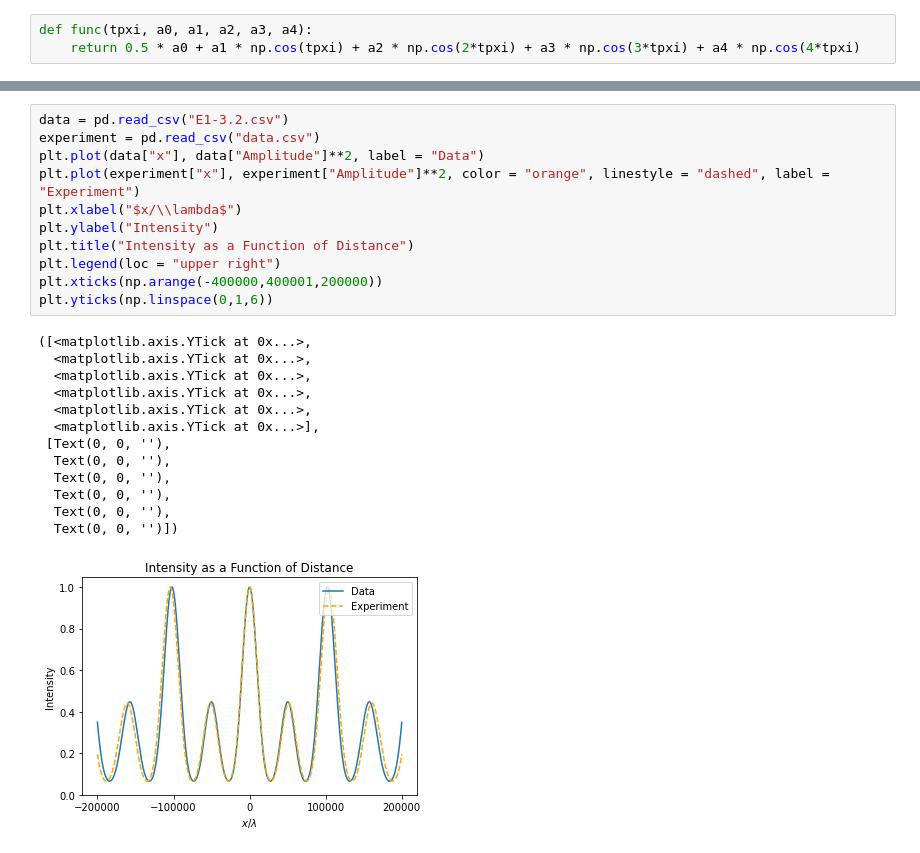
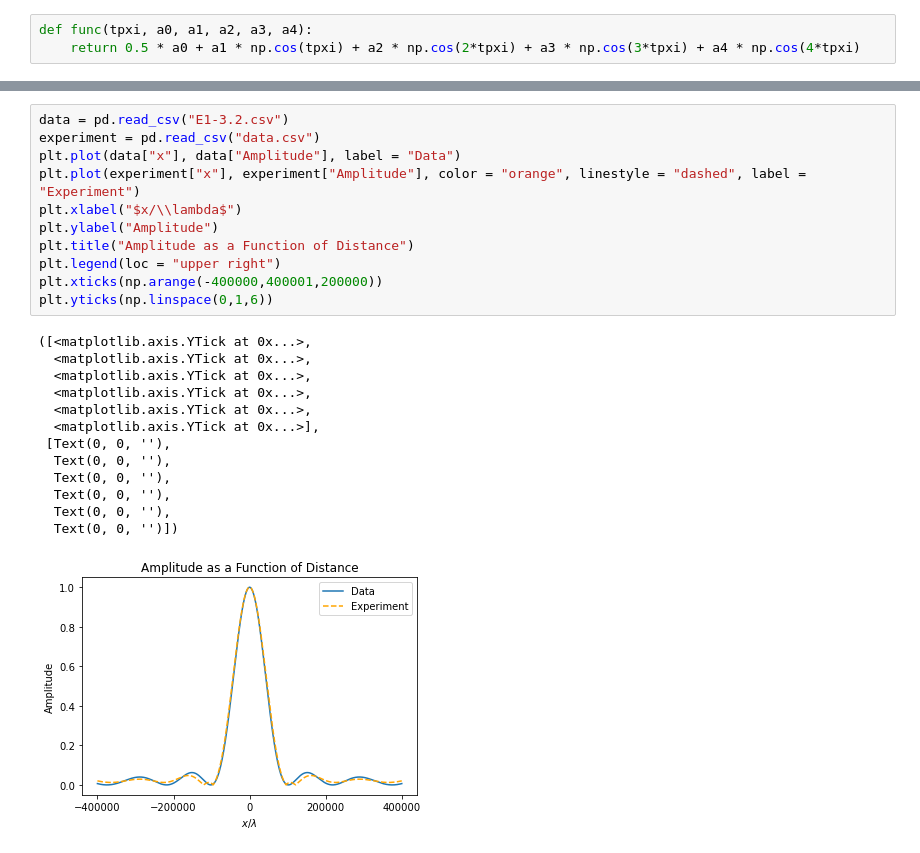
Before and after one commit to DanDan0101/opho-2021, a Jupyter notebook: E1-3.2.fit.ipynb, the cells around one changed output, grey strips where cells are left out. Drawn from its saved outputs; the diff is of its cells as text.

```diff
--- a/E1-3.2.fit.ipynb
+++ b/E1-3.2.fit.ipynb
@@ -90,25 +93,25 @@ plt.yticks(np.linspace(0,1,6))
 # %%
 data = pd.read_csv("E1-3.2.csv")
 experiment = pd.read_csv("data.csv")
-plt.plot(data["x"], data["Amplitude"]**2, label = "Data")
-plt.plot(experiment["x"], experiment["Amplitude"]**2, color = "orange", linestyle = "dashed", label = "Experiment")
+plt.plot(data["x"], data["Amplitude"], label = "Data")
+plt.plot(experiment["x"], experiment["Amplitude"], color = "orange", linestyle = "dashed", label = "Experiment")
 plt.xlabel("$x/\\lambda$")
-plt.ylabel("Intensity")
-plt.title("Intensity as a Function of Distance")
+plt.ylabel("Amplitude")
+plt.title("Amplitude as a Function of Distance")
 plt.legend(loc = "upper right")
 plt.xticks(np.arange(-400000,400001,200000))
 plt.yticks(np.linspace(0,1,6))
 # %% [output]
 ([<matplotlib.axis.YTick at 0x...>,
   <matplotlib.axis.YTick at 0x...>,
   <matplotlib.axis.YTick at 0x...>,
   <matplotlib.axis.YTick at 0x...>,
   <matplotlib.axis.YTick at 0x...>,
   <matplotlib.axis.YTick at 0x...>],
  [Text(0, 0, ''),
   Text(0, 0, ''),
   Text(0, 0, ''),
   Text(0, 0, ''),
   Text(0, 0, ''),
   Text(0, 0, '')])
-[figure, old version]
+[figure, new version]
```
Also changed, not shown: parts of 5 cells of this notebook, 2 other files.
